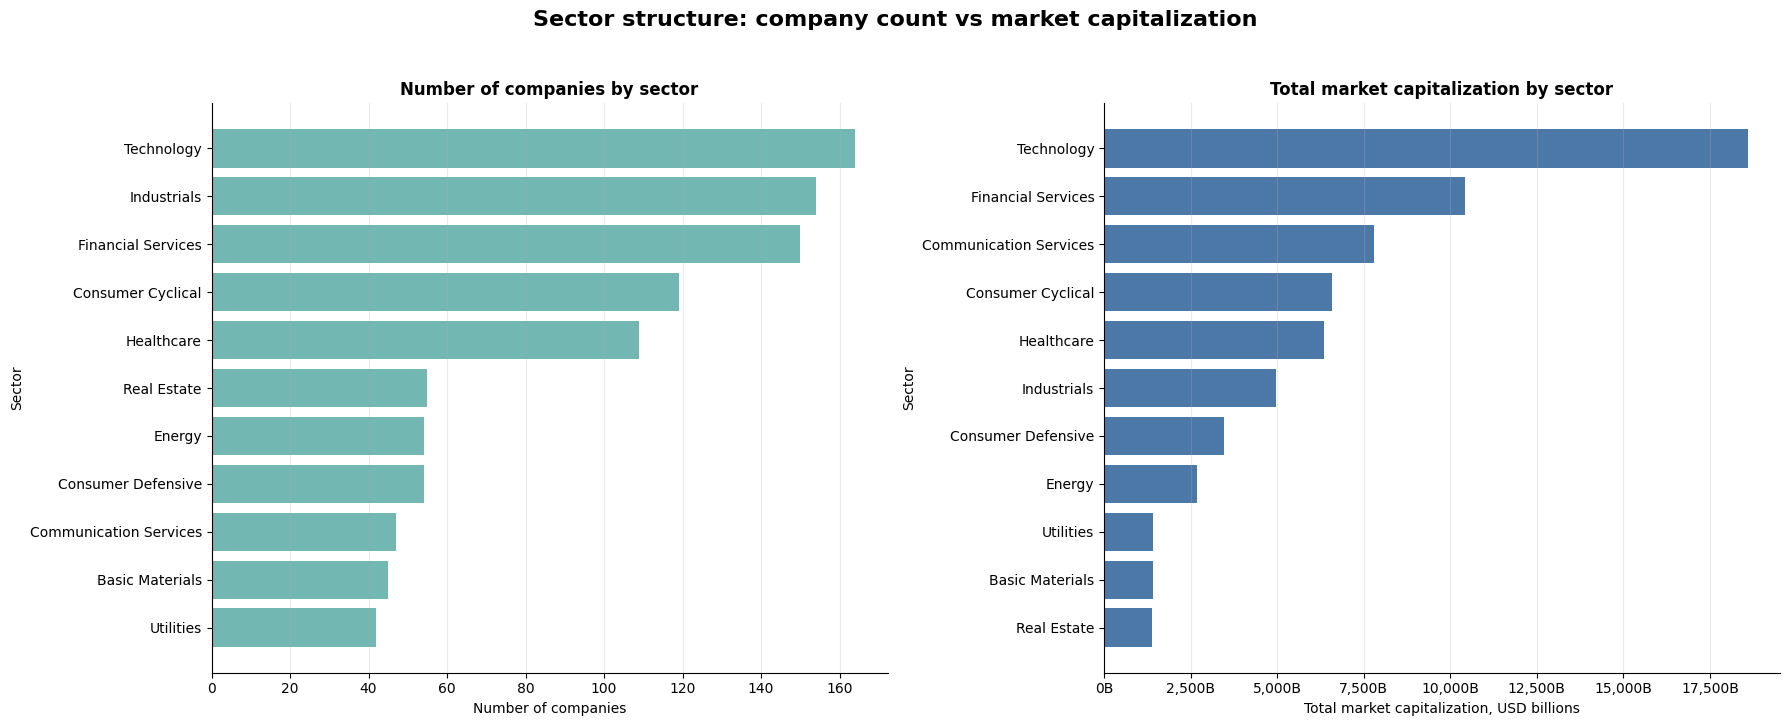
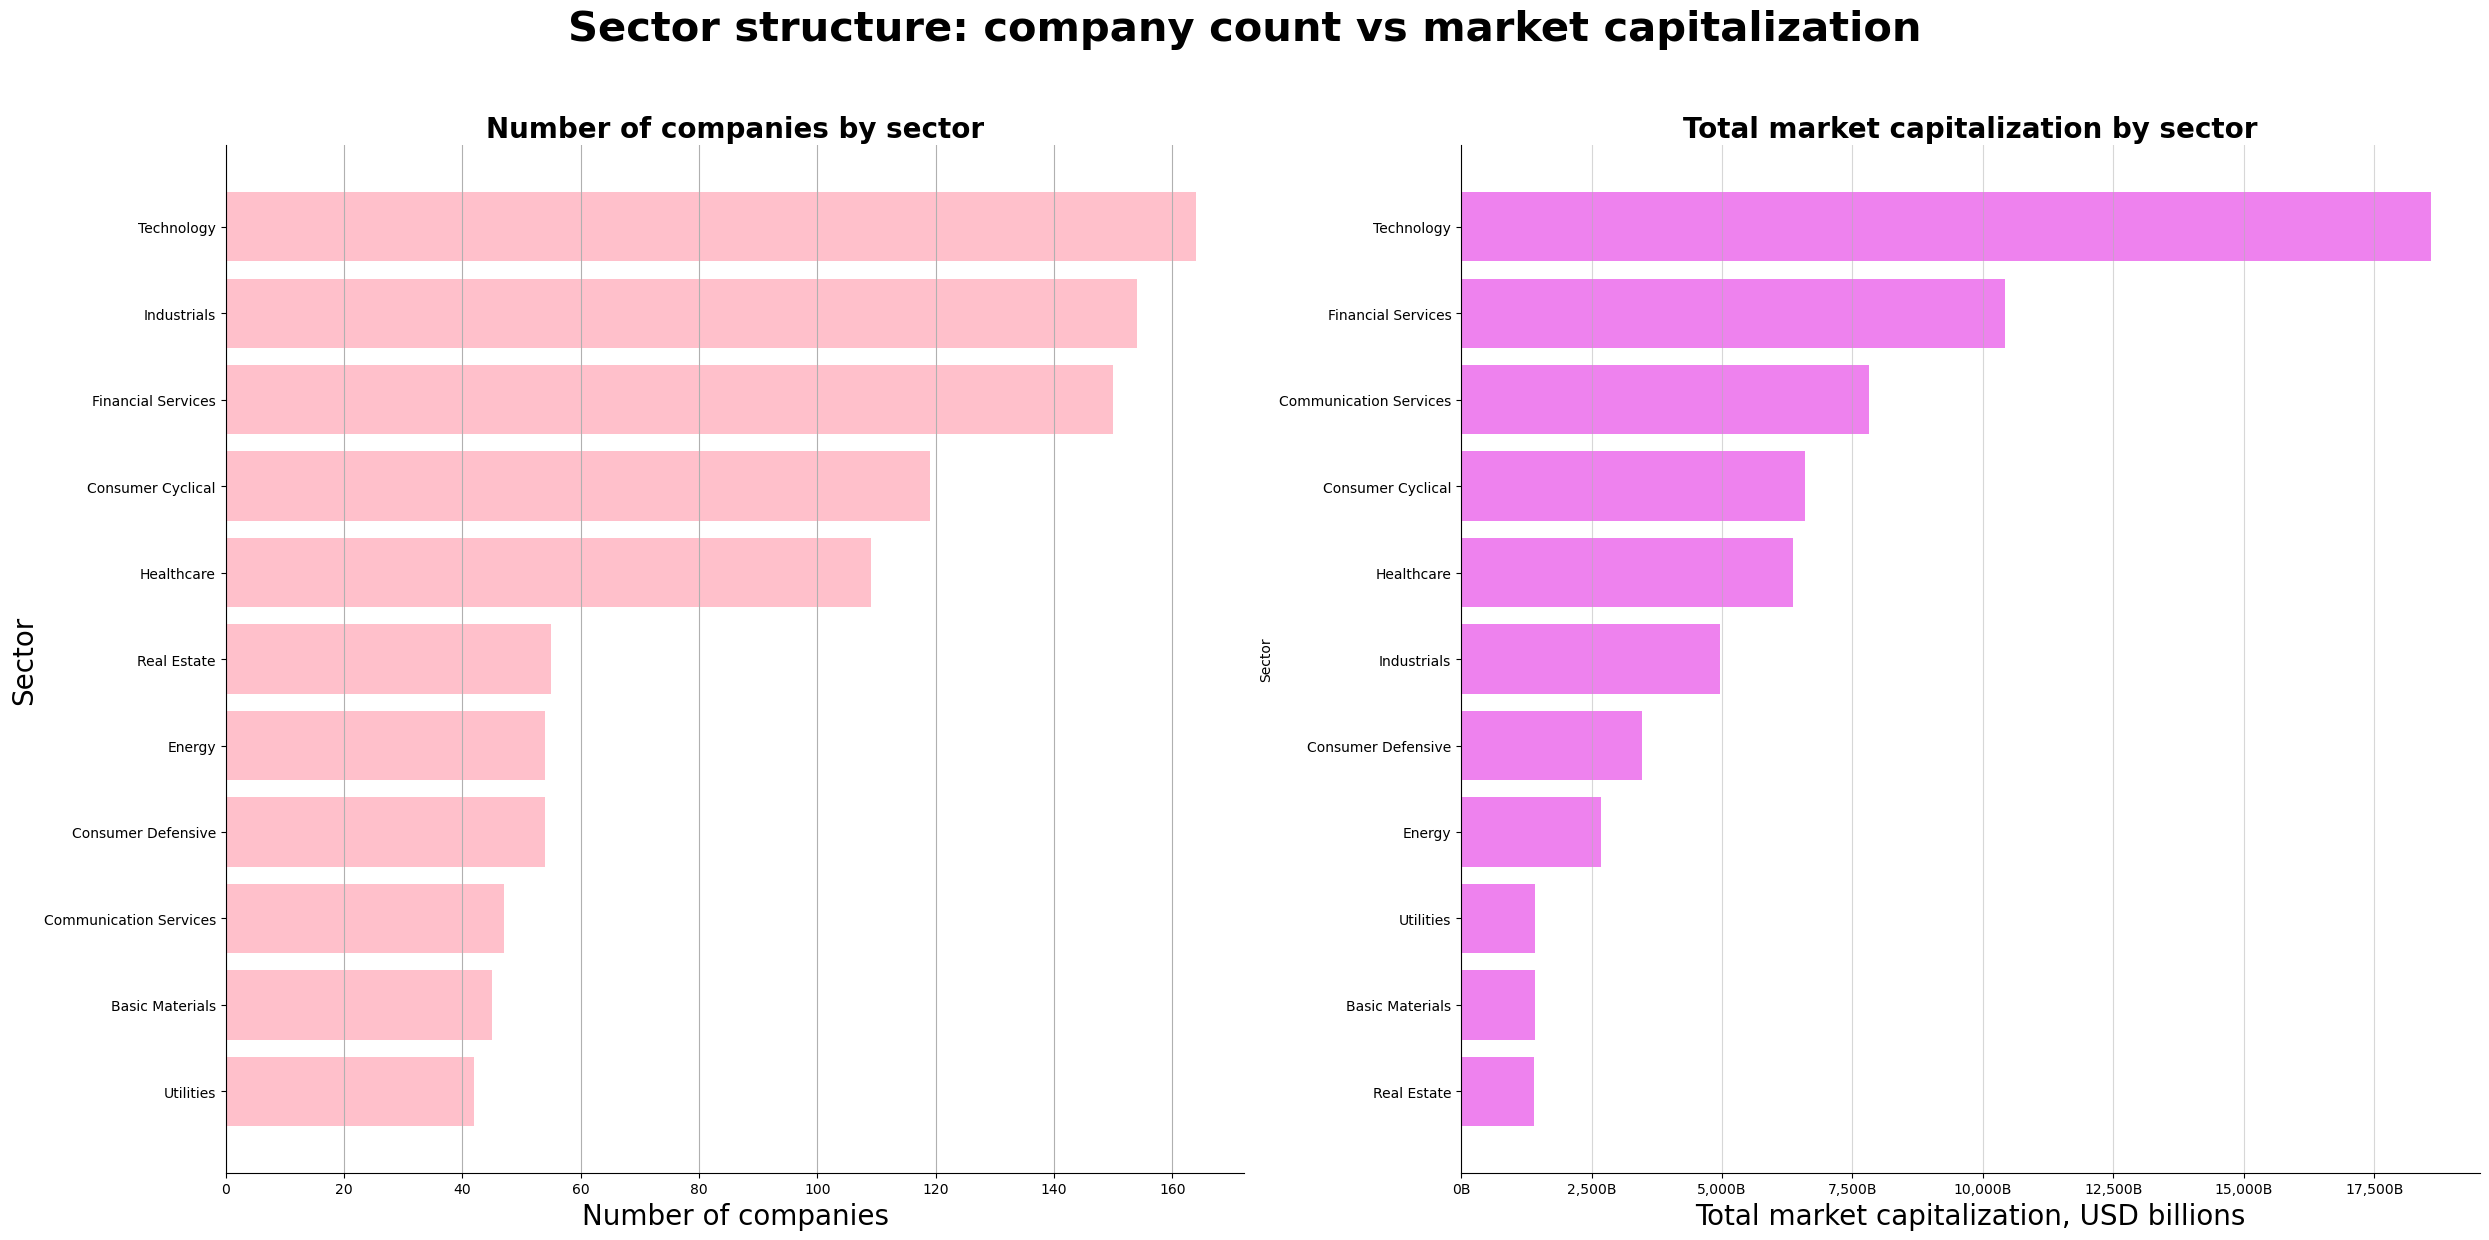
Unified diff of the notebook cell whose output changed from the first chart to the second:
--- before
+++ after
@@ -22,5 +22,5 @@
 sector_cap = (
     df
-    .assign(sector_clean=df["sector"].fillna("Unknown"))
+    .assign(sector_clean=df["sector"].fillna("unknown"))
     .groupby("sector_clean")["market_cap_b"]
     .sum()
@@ -37,5 +37,5 @@
     nrows=1,
     ncols=2,
-    figsize=(18, 7),
+    figsize=(25, 12),
     sharey=False
 )
@@ -52,13 +52,13 @@
     sector_count.index,          # Sector names on the Y-axis.
     sector_count.values,         # Number of companies on the X-axis.
-    color="#72B7B2"              # Bar color.
+    color="pink"              # Bar color.
 )
 
-ax_count.set_title("Number of companies by sector")
-ax_count.set_xlabel("Number of companies")
-ax_count.set_ylabel("Sector")
+ax_count.set_title("Number of companies by sector", size=20)
+ax_count.set_xlabel("Number of companies", size=20)
+ax_count.set_ylabel("Sector", size=20)
 
 # Add vertical grid lines to make the bar lengths easier to compare.
-ax_count.grid(axis="x", alpha=0.25)
+ax_count.grid(axis="x", alpha=1) #alpha:spessore grid lines
 
 # Clean unnecessary chart borders.
@@ -72,9 +72,9 @@
     sector_cap.index,            # Sector names on the Y-axis.
     sector_cap.values,           # Total sector market cap in USD billions.
-    color="#4C78A8"              # Bar color.
+    color="violet"              # Bar color.
 )
 
-ax_cap.set_title("Total market capitalization by sector")
-ax_cap.set_xlabel("Total market capitalization, USD billions")
+ax_cap.set_title("Total market capitalization by sector", size=20)
+ax_cap.set_xlabel("Total market capitalization, USD billions", size =20)
 ax_cap.set_ylabel("Sector")
 
@@ -84,5 +84,5 @@
 
 # Add vertical grid lines to help compare sector sizes.
-ax_cap.grid(axis="x", alpha=0.25)
+ax_cap.grid(axis="x", alpha=0.5)
 
 # Clean unnecessary chart borders.
@@ -94,7 +94,7 @@
 fig.suptitle(
     "Sector structure: company count vs market capitalization",
-    fontsize=16,
+    fontsize=30,
     fontweight="bold",
-    y=1.03
+    y=1.03 #spacing vertically
 )
 

Commit: changes